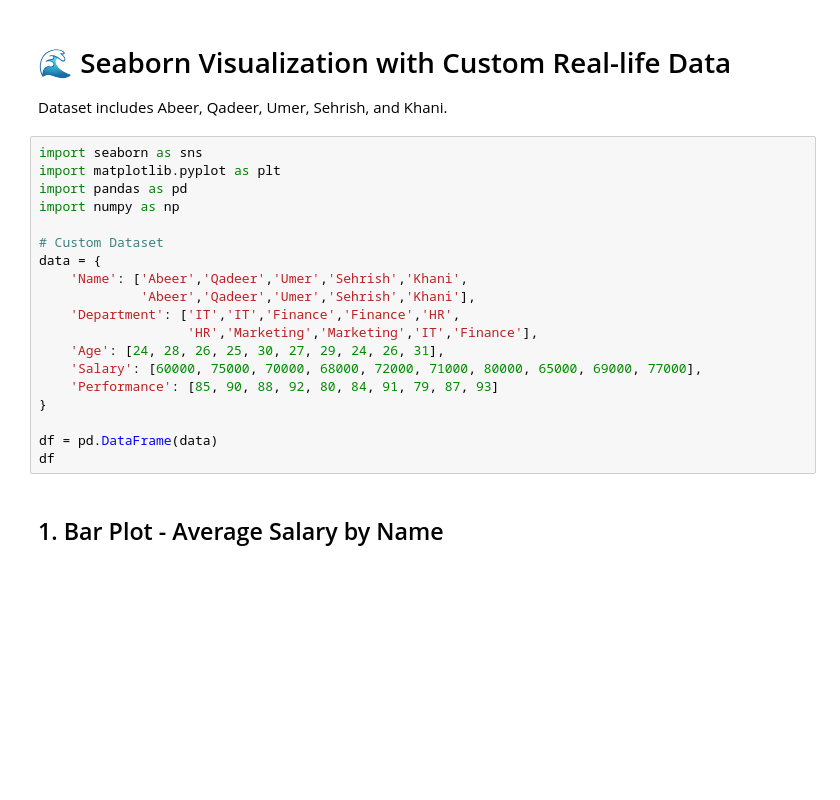
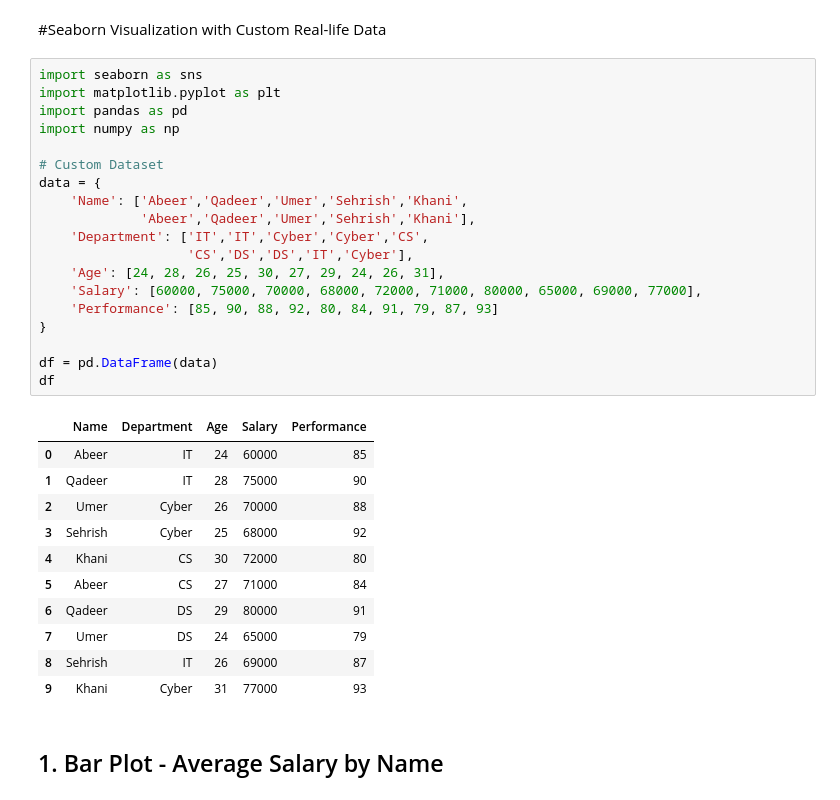
Before and after one commit to Abdul-Qadeerr/data-science, a Jupyter notebook: seaborn.ipynb, the cells around one changed output. Saved outputs shown, nothing was run; the diff lists cells and outputs as text; blank space fills up the shorter version.

```diff
--- a/seaborn.ipynb
+++ b/seaborn.ipynb
@@ -1,25 +3,36 @@
 # %% [markdown]
-# 🌊 Seaborn Visualization with Custom Real-life Data
-Dataset includes Abeer, Qadeer, Umer, Sehrish, and Khani.
+#Seaborn Visualization with Custom Real-life Data
 # %%
 import seaborn as sns
 import matplotlib.pyplot as plt
 import pandas as pd
 import numpy as np
 
 # Custom Dataset
 data = {
     'Name': ['Abeer','Qadeer','Umer','Sehrish','Khani',
              'Abeer','Qadeer','Umer','Sehrish','Khani'],
-    'Department': ['IT','IT','Finance','Finance','HR',
-                   'HR','Marketing','Marketing','IT','Finance'],
+    'Department': ['IT','IT','Cyber','Cyber','CS',
+                   'CS','DS','DS','IT','Cyber'],
     'Age': [24, 28, 26, 25, 30, 27, 29, 24, 26, 31],
     'Salary': [60000, 75000, 70000, 68000, 72000, 71000, 80000, 65000, 69000, 77000],
     'Performance': [85, 90, 88, 92, 80, 84, 91, 79, 87, 93]
 }
 
 df = pd.DataFrame(data)
 df
+# %% [output]
+|  | Name | Department | Age | Salary | Performance |
+| 0 | Abeer | IT | 24 | 60000 | 85 |
+| 1 | Qadeer | IT | 28 | 75000 | 90 |
+| 2 | Umer | Cyber | 26 | 70000 | 88 |
+| 3 | Sehrish | Cyber | 25 | 68000 | 92 |
+| 4 | Khani | CS | 30 | 72000 | 80 |
+| 5 | Abeer | CS | 27 | 71000 | 84 |
+| 6 | Qadeer | DS | 29 | 80000 | 91 |
+| 7 | Umer | DS | 24 | 65000 | 79 |
+| 8 | Sehrish | IT | 26 | 69000 | 87 |
+| 9 | Khani | Cyber | 31 | 77000 | 93 |
 # %% [markdown]
 ## 1. Bar Plot - Average Salary by Name
 # %%
```
Also changed, not shown: parts of 6 cells of this notebook.
